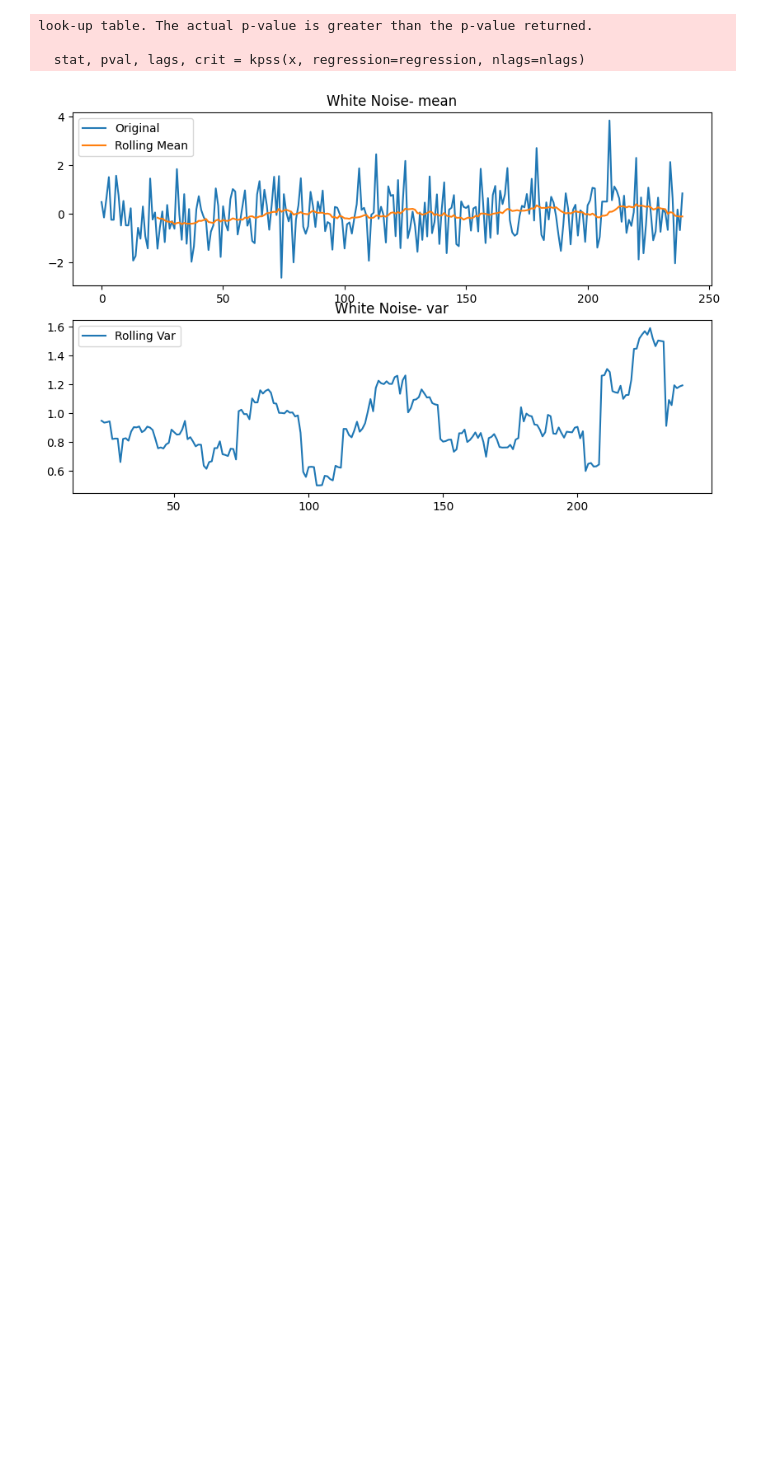
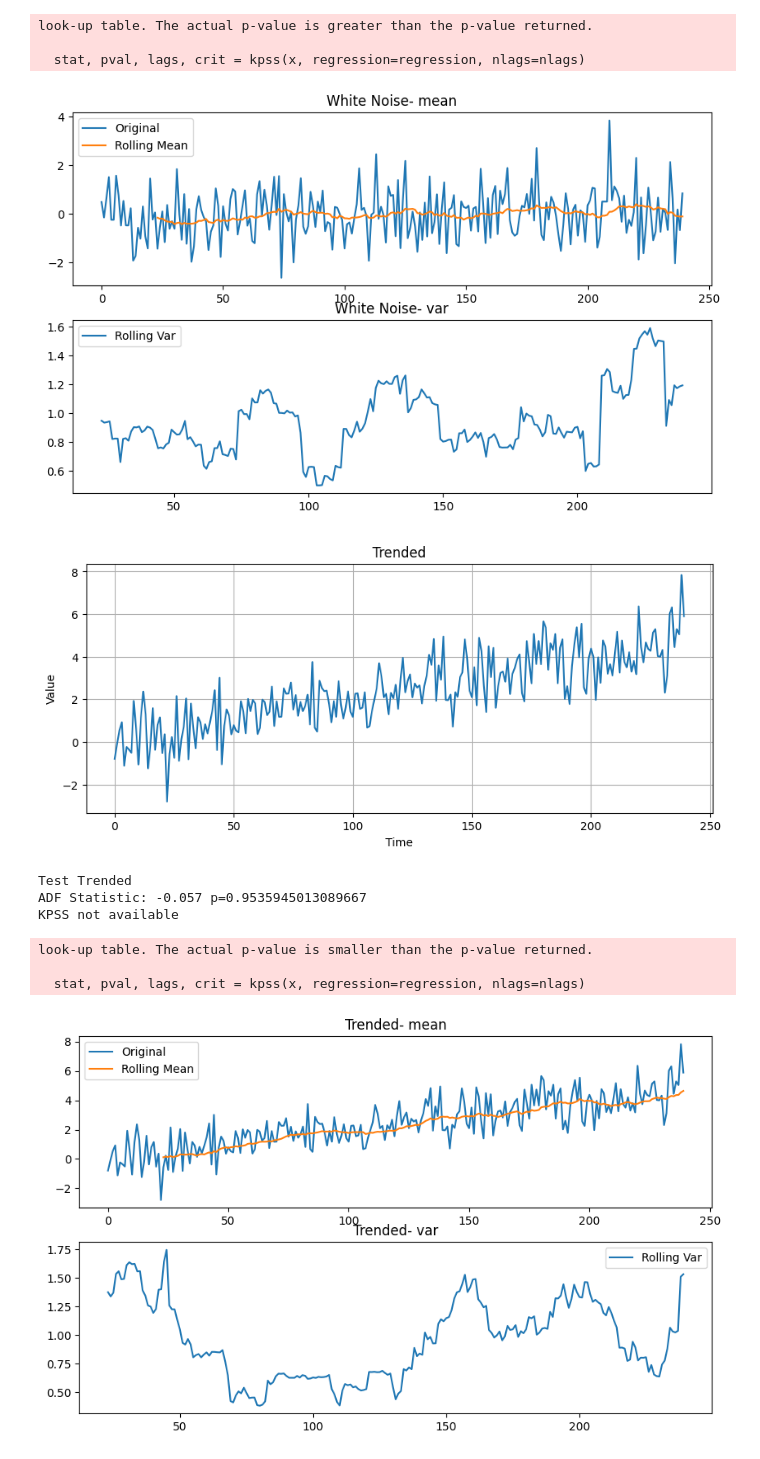
Before and after one commit to MarcoMilos/Advanced-AI-Class, a Jupyter notebook: notebooks_Jesus/Notebook6_IntroToTimeSeries.ipynb, the cells around one changed output. Saved outputs shown, nothing was run; the diff lists cells and outputs as text; code cells hidden in the pictures; blank space fills up the shorter version.

```diff
--- a/notebooks_Jesus/Notebook6_IntroToTimeSeries.ipynb
+++ b/notebooks_Jesus/Notebook6_IntroToTimeSeries.ipynb
@@ -488,3 +488,16 @@ look-up table. The actual p-value is greater than the p-value returned.
 
   stat, pval, lags, crit = kpss(x, regression=regression, nlags=nlags)
 [figure]
+# %%
+plot_series(trended, "Trended")
+print_test(trended, "Trended")
+rolling_mean_var(trended, window=24, title="Trended")
+# %% [output]
+[figure, added]
+Test Trended
+ADF Statistic: -0.057 p=0.9535945013089667
+KPSS not available
+look-up table. The actual p-value is smaller than the p-value returned.
+
+  stat, pval, lags, crit = kpss(x, regression=regression, nlags=nlags)
+[figure, added]
```
Also changed, not shown: parts of 1 cell of this notebook.
